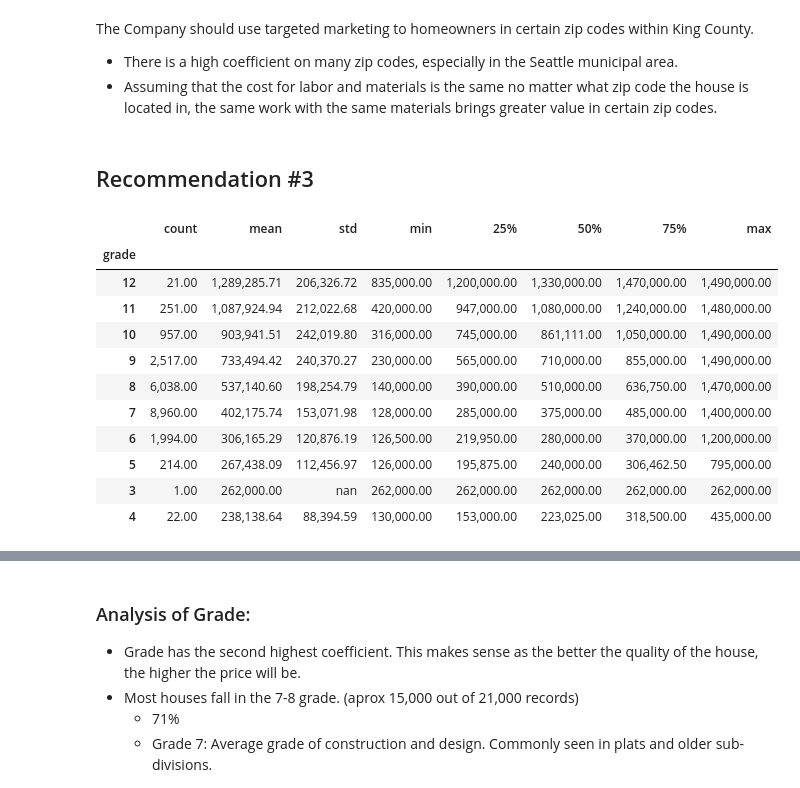
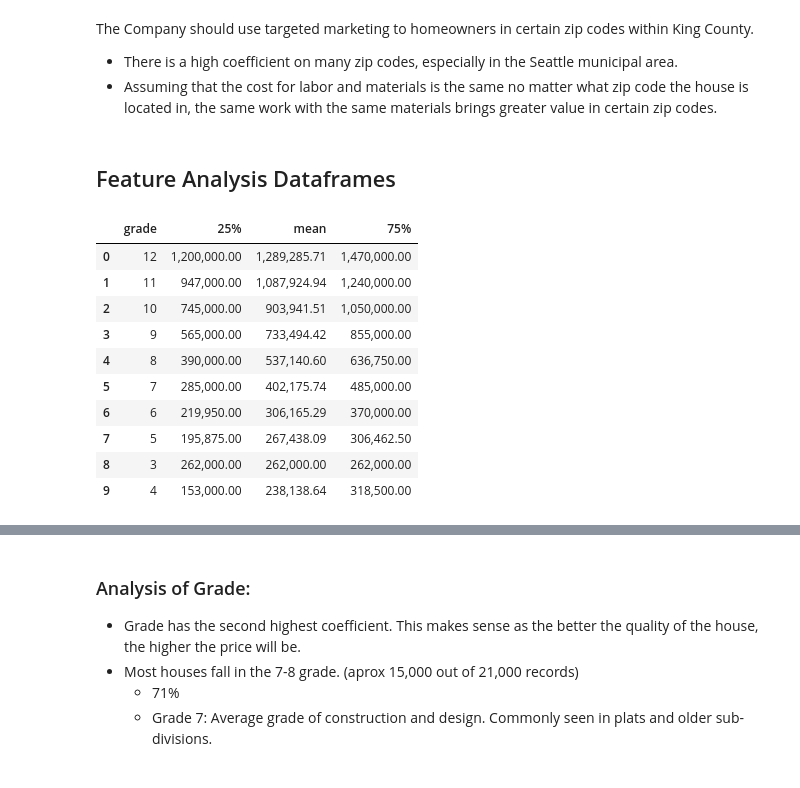
Before and after one commit to jxn628/dsc-home-price-analysis, a Jupyter notebook: student.ipynb, the cells around one changed output, grey strips where cells are left out. Cells and saved outputs as stored; diff of their text form; code cells hidden in the pictures.

```diff
--- a/student.ipynb
+++ b/student.ipynb
@@ -1190,27 +1190,28 @@ The Company should focus on home additions. <b>Increasing the square footage of
 The Company should use targeted marketing to homeowners in certain zip codes within King County.
 - There is a high coefficient on many zip codes, especially in the Seattle municipal area.
 - Assuming that the cost for labor and materials is the same no matter what zip code the house is located in, the same work with the same materials brings greater value in certain zip codes.
-# %% [markdown]
-## Recommendation #3
+# %% [markdown]
+## Feature Analysis Dataframes
 # %%
 pd.options.display.float_format = '{:,.2f}'.format
 
 #function for displaying money in millions.
 def display_millions(x, pos):
     return '${:1.1f}M'.format(x*1e-6)
 
 grade_df = final_df.groupby('grade')['price'].describe().sort_values('mean', ascending=False)
+grade_df= grade_df.reset_index()
+grade_df = grade_df[['grade','25%', 'mean', '75%']]
 grade_df
 # %% [output]
-|  | count | mean | std | min | 25% | 50% | 75% | max |
-| grade |  |  |  |  |  |  |  |  |
-| 12 | 21.00 | 1,289,285.71 | 206,326.72 | 835,000.00 | 1,200,000.00 | 1,330,000.00 | 1,470,000.00 | 1,490,000.00 |
-| 11 | 251.00 | 1,087,924.94 | 212,022.68 | 420,000.00 | 947,000.00 | 1,080,000.00 | 1,240,000.00 | 1,480,000.00 |
-| 10 | 957.00 | 903,941.51 | 242,019.80 | 316,000.00 | 745,000.00 | 861,111.00 | 1,050,000.00 | 1,490,000.00 |
-| 9 | 2,517.00 | 733,494.42 | 240,370.27 | 230,000.00 | 565,000.00 | 710,000.00 | 855,000.00 | 1,490,000.00 |
-| 8 | 6,038.00 | 537,140.60 | 198,254.79 | 140,000.00 | 390,000.00 | 510,000.00 | 636,750.00 | 1,470,000.00 |
-| 7 | 8,960.00 | 402,175.74 | 153,071.98 | 128,000.00 | 285,000.00 | 375,000.00 | 485,000.00 | 1,400,000.00 |
-| 6 | 1,994.00 | 306,165.29 | 120,876.19 | 126,500.00 | 219,950.00 | 280,000.00 | 370,000.00 | 1,200,000.00 |
-| 5 | 214.00 | 267,438.09 | 112,456.97 | 126,000.00 | 195,875.00 | 240,000.00 | 306,462.50 | 795,000.00 |
-| 3 | 1.00 | 262,000.00 | nan | 262,000.00 | 262,000.00 | 262,000.00 | 262,000.00 | 262,000.00 |
-| 4 | 22.00 | 238,138.64 | 88,394.59 | 130,000.00 | 153,000.00 | 223,025.00 | 318,500.00 | 435,000.00 |
+|  | grade | 25% | mean | 75% |
+| 0 | 12 | 1,200,000.00 | 1,289,285.71 | 1,470,000.00 |
+| 1 | 11 | 947,000.00 | 1,087,924.94 | 1,240,000.00 |
+| 2 | 10 | 745,000.00 | 903,941.51 | 1,050,000.00 |
+| 3 | 9 | 565,000.00 | 733,494.42 | 855,000.00 |
+| 4 | 8 | 390,000.00 | 537,140.60 | 636,750.00 |
+| 5 | 7 | 285,000.00 | 402,175.74 | 485,000.00 |
+| 6 | 6 | 219,950.00 | 306,165.29 | 370,000.00 |
+| 7 | 5 | 195,875.00 | 267,438.09 | 306,462.50 |
+| 8 | 3 | 262,000.00 | 262,000.00 | 262,000.00 |
+| 9 | 4 | 153,000.00 | 238,138.64 | 318,500.00 |
```
Also changed, not shown: parts of 7 cells of this notebook.
